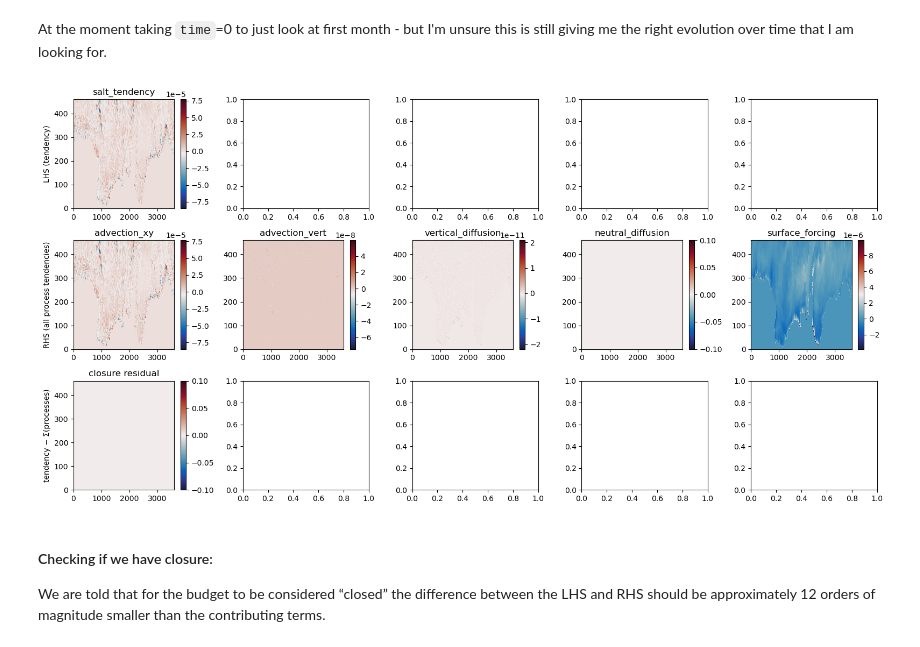
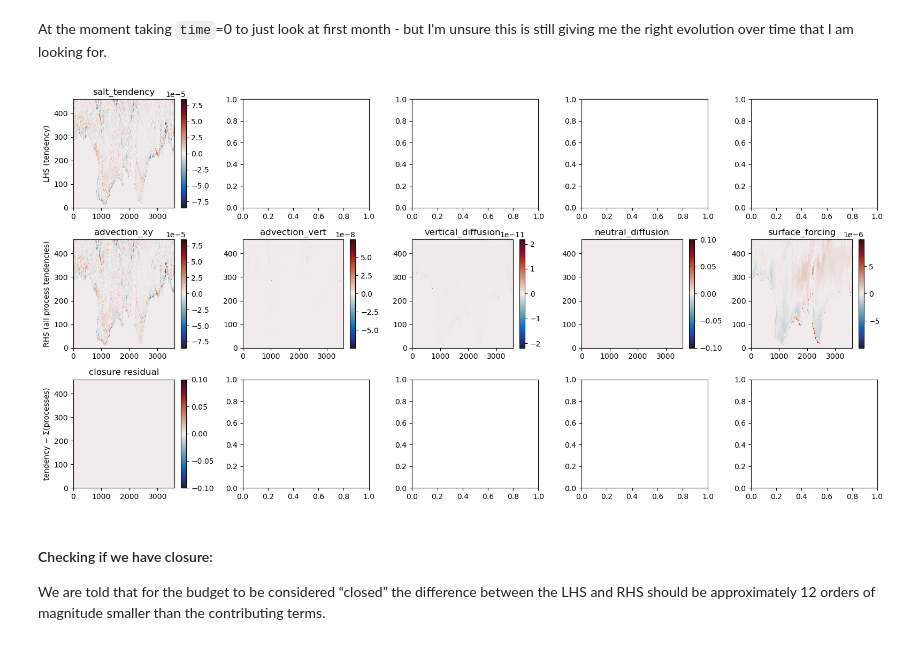
Before and after one commit to KZCurtin/access-panan-comparison, a Jupyter notebook: config-testing/MonthTest_pan01_C.ipynb, the cells around one changed output. Cells and saved outputs as stored; diff of their text form; code cells hidden in the pictures.

```diff
--- a/config-testing/MonthTest_pan01_C.ipynb
+++ b/config-testing/MonthTest_pan01_C.ipynb
@@ -97,7 +97,8 @@ for i, (name, da) in enumerate(lhs_salt.items()):
     if 'time' in da2d.dims:
         da2d = da2d.isel(time=0)
     da2d = da2d.compute()
-    im = ax[0, i].pcolormesh(da2d, cmap=cm.cm.balance,)
+    vmax = np.nanmax(np.abs(da2d))
+    im = ax[0, i].pcolormesh(da2d, cmap=cm.cm.balance,vmax=vmax,vmin=-vmax)
     plt.colorbar(im, ax=ax[0, i])
     ax[0, i].set_title(name)
 
@@ -109,7 +110,8 @@ for i, (name, da) in enumerate(rhs_salt.items()):
     if 'time' in da2d.dims:
         da2d = da2d.isel(time=0)
     da2d = da2d.compute()
-    im = ax[1, i].pcolormesh(da2d,cmap=cm.cm.balance,)
+    vmax = np.nanmax(np.abs(da2d))
+    im = ax[1, i].pcolormesh(da2d,cmap=cm.cm.balance,vmax=vmax,vmin=-vmax)
     plt.colorbar(im, ax=ax[1, i])
     ax[1, i].set_title(name)
 
@@ -123,34 +125,34 @@ rhs_total = (
     + pan_z.Sh_tendency_vert_remap
     + pan_z.boundary_forcing_salt_tendency
     + pan_z.osaltdiff
     + pan_z.osaltpmdiff
 )
 
 residual = (lhs_total - rhs_total).sum(zdim).squeeze()
 
 if 'time' in residual.dims:
     residual = residual.isel(time=0)
 
 residual = residual.compute()
 vmax = np.abs(residual).max()
 
 im = ax[2, 0].pcolormesh(
     residual, cmap=cm.cm.balance, vmin=-vmax, vmax=vmax
 )
 plt.colorbar(im, ax=ax[2, 0])
 ax[2, 0].set_title('closure residual')
 
 
 # -----------------------
 # Row labels
 # -----------------------
 ax[0, 0].set_ylabel('LHS (tendency)')
 ax[1, 0].set_ylabel('RHS (all process tendencies)')
 ax[2, 0].set_ylabel('tendency − Σ(processes)')
 
 plt.tight_layout()
 # %% [output]
-[figure, old version]
+[figure, new version]
 # %% [markdown]
 #### Checking if we have closure:
 We are told that for the budget to be considered “closed” the difference between the LHS and RHS should be approximately 12 orders of magnitude smaller than the contributing terms.
```
